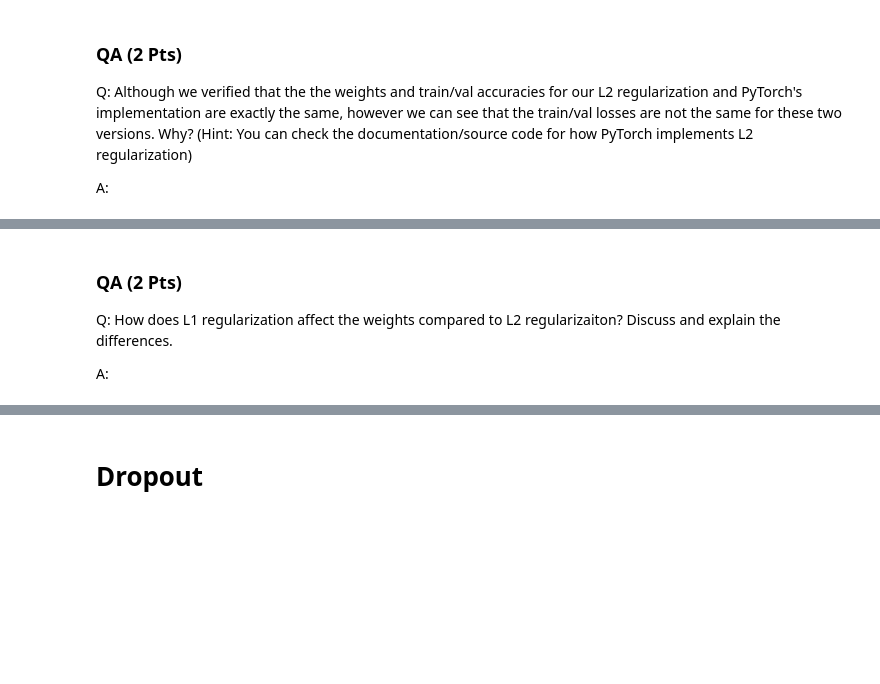
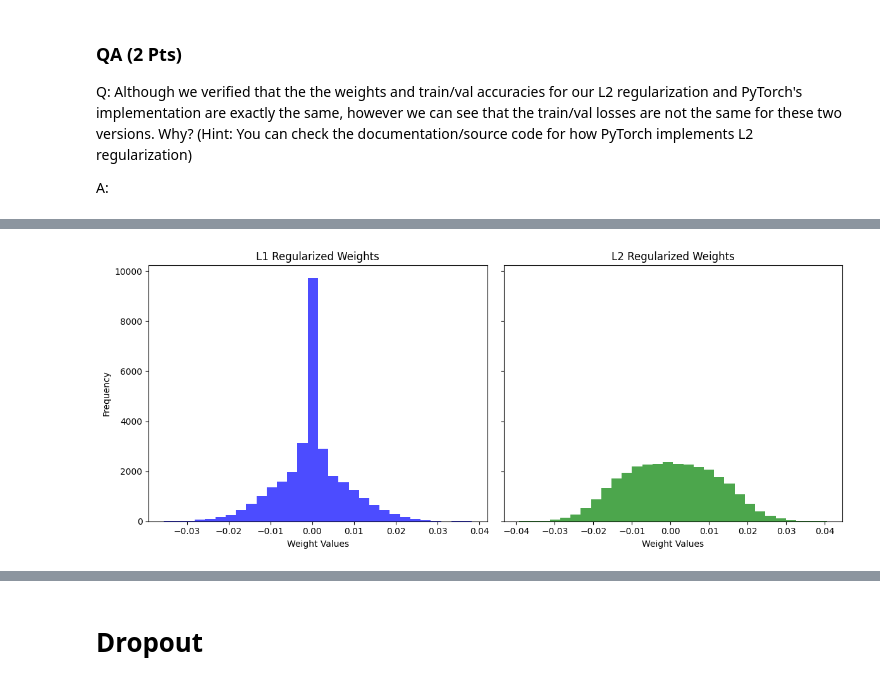
Before and after one commit to Tollgaermis/comp411-assignments, a Jupyter notebook: hw2/HW2.ipynb, the cells around one changed output, grey strips where cells are left out. Saved outputs shown, nothing was run; the diff lists cells and outputs as text; code cells hidden in the pictures; blank space fills up the shorter version.

```diff
--- a/hw2/HW2.ipynb
+++ b/hw2/HW2.ipynb
@@ -267,5 +273,28 @@ plt.show()
-# %% [markdown]
-### QA (2 Pts)
-Q: How does L1 regularization affect the weights compared to L2 regularizaiton? Discuss and explain the differences.
-
-A:
+# %%
+# Visualize distribution of the weights of the fully connected layer after training
+# Visualize the weights for L1 and L2 regularized models as two histograms side by side using subplots
+# == Your code here == # (4 Pts)
+# Extract weights of the fully connected layer
+fc_weights_l1 = model_l1.fc.weight.data.cpu().numpy().flatten()
+fc_weights_l2 = model_l2.fc.weight.data.cpu().numpy().flatten()
+
+# Create subplots
+fig, axes = plt.subplots(1, 2, figsize=(12, 5), sharey=True)
+
+# L1 Regularized Model Histogram
+axes[0].hist(fc_weights_l1, bins=30, color='blue', alpha=0.7)
+axes[0].set_title('L1 Regularized Weights')
+axes[0].set_xlabel('Weight Values')
+axes[0].set_ylabel('Frequency')
+
+# L2 Regularized Model Histogram
+axes[1].hist(fc_weights_l2, bins=30, color='green', alpha=0.7)
+axes[1].set_title('L2 Regularized Weights')
+axes[1].set_xlabel('Weight Values')
+
+# Adjust layout and show the plot
+plt.tight_layout()
+# ==================== #
+plt.show()
+# %% [output]
+[figure, added]
```
Also changed, not shown: parts of 20 cells of this notebook, 22 other files.
